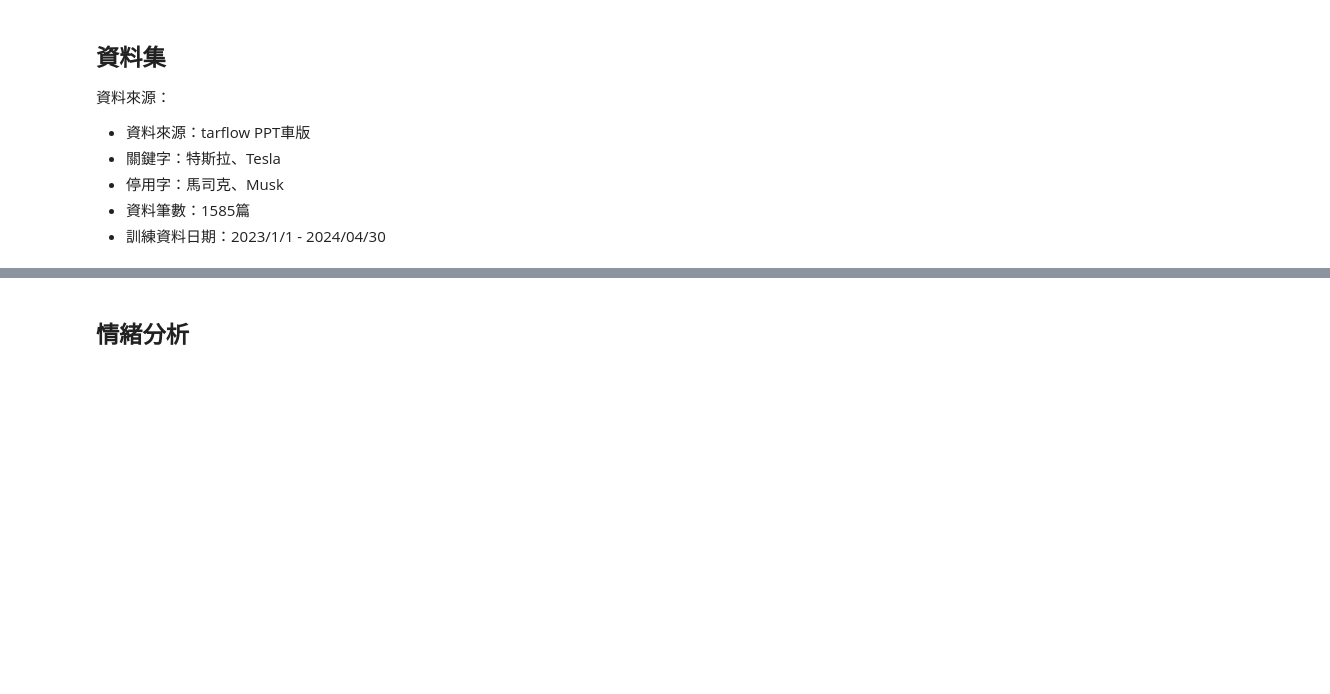
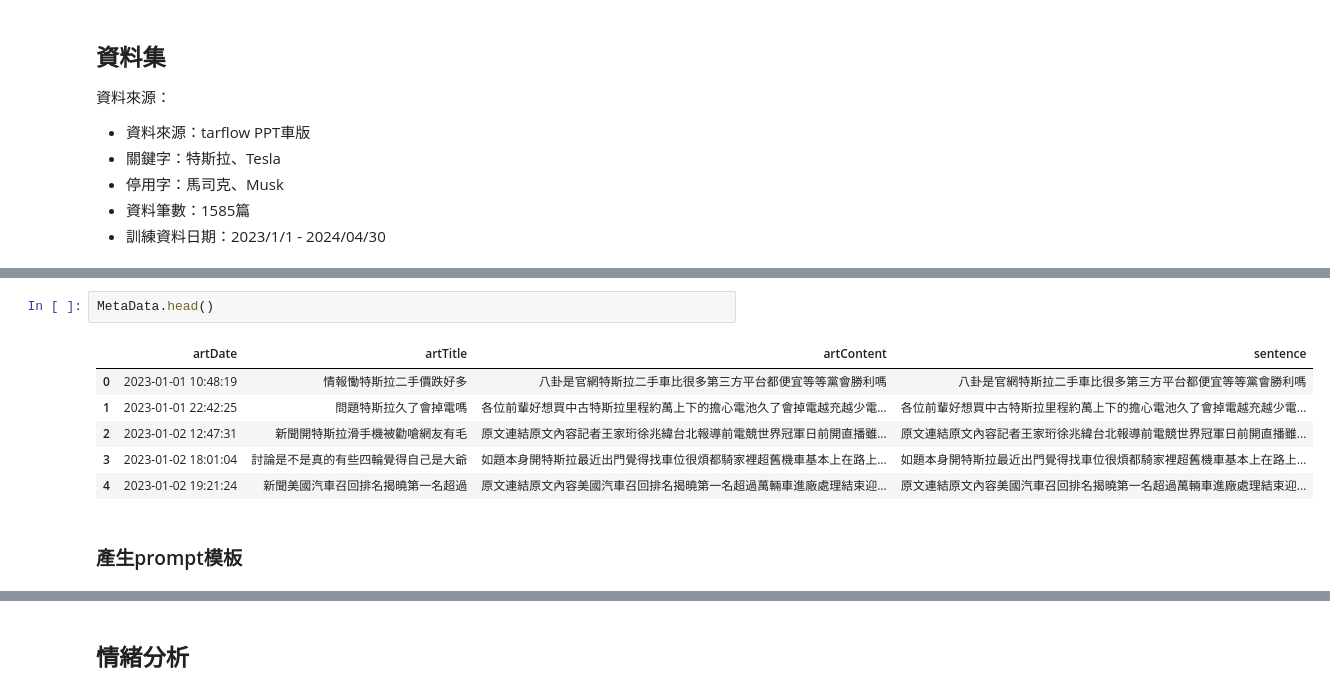
Before and after one commit to jerry791/SMA_project, a Jupyter notebook: project2.ipynb, the cells around one changed output, grey strips where cells are left out. Drawn from its saved outputs; the diff is of its cells as text; blank space fills up the shorter version.

```diff
--- a/project2.ipynb
+++ b/project2.ipynb
@@ -87,0 +107,11 @@ from ckiptagger import data_utils, construct_dictionary, WS, POS, NER
+# %%
+MetaData.head()
+# %% [output]
+|  | artDate | artTitle | artContent | sentence |
+| 0 | 2023-01-01 10:48:19 | 情報慟特斯拉二手價跌好多 | 八卦是官網特斯拉二手車比很多第三方平台都便宜等等黨會勝利嗎 | 八卦是官網特斯拉二手車比很多第三方平台都便宜等等黨會勝利嗎 |
+| 1 | 2023-01-01 22:42:25 | 問題特斯拉久了會掉電嗎 | 各位前輩好想買中古特斯拉里程約萬上下的擔心電池久了會掉電越充越少電... | 各位前輩好想買中古特斯拉里程約萬上下的擔心電池久了會掉電越充越少電... |
+| 2 | 2023-01-02 12:47:31 | 新聞開特斯拉滑手機被勸嗆網友有毛 | 原文連結原文內容記者王家珩徐兆緯台北報導前電競世界冠軍日前開直播雖... | 原文連結原文內容記者王家珩徐兆緯台北報導前電競世界冠軍日前開直播雖... |
+| 3 | 2023-01-02 18:01:04 | 討論是不是真的有些四輪覺得自己是大爺 | 如題本身開特斯拉最近出門覺得找車位很煩都騎家裡超舊機車基本上在路上... | 如題本身開特斯拉最近出門覺得找車位很煩都騎家裡超舊機車基本上在路上... |
+| 4 | 2023-01-02 19:21:24 | 新聞美國汽車召回排名揭曉第一名超過 | 原文連結原文內容美國汽車召回排名揭曉第一名超過萬輛車進廠處理結束迎... | 原文連結原文內容美國汽車召回排名揭曉第一名超過萬輛車進廠處理結束迎... |
+# %% [markdown]
+### 產生prompt模板
```
Also changed, not shown: parts of 48 cells of this notebook.
